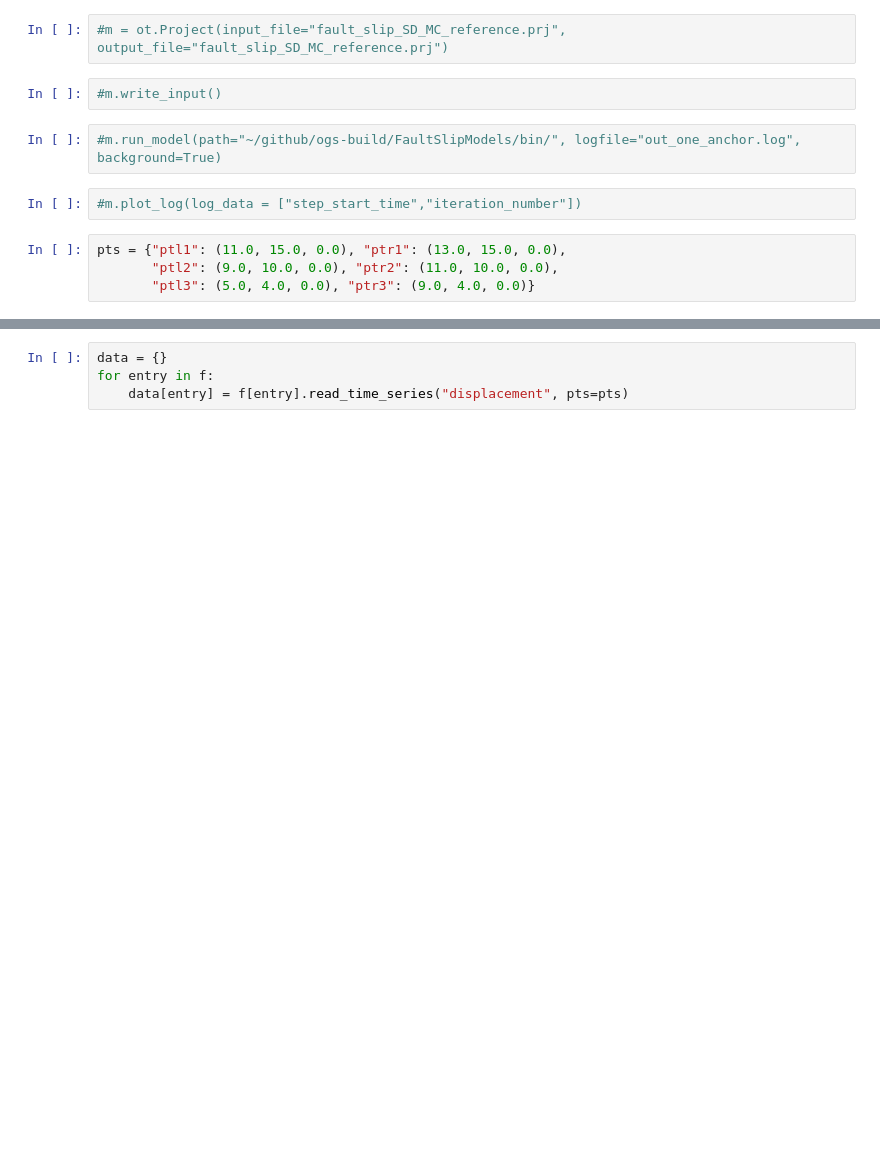
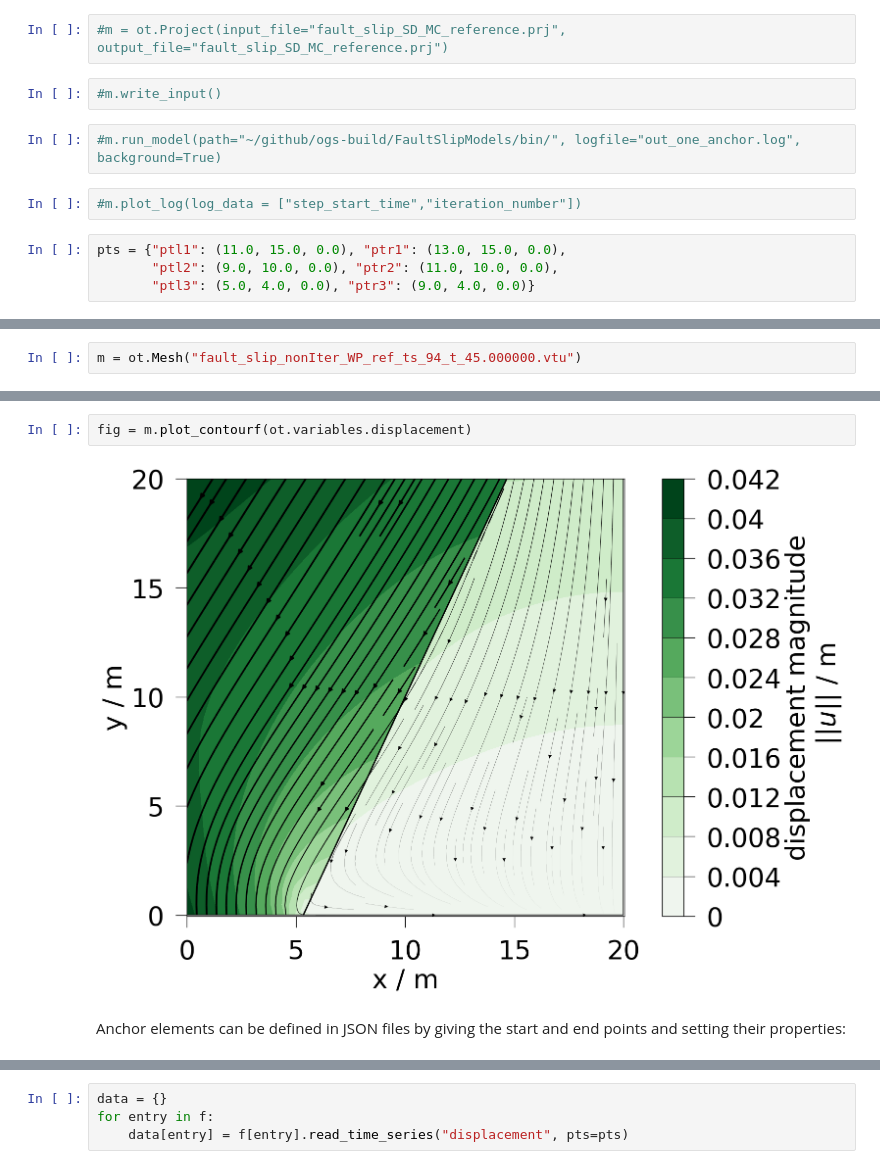
Before and after one commit to joergbuchwald/slope_stability_anchors, a Jupyter notebook: fault_slip.ipynb, the cells around one changed output, grey strips where cells are left out. Saved outputs shown, nothing was run; the diff lists cells and outputs as text; blank space fills up the shorter version.

```diff
--- a/fault_slip.ipynb
+++ b/fault_slip.ipynb
@@ -20,3 +20,5 @@ files = ["fault_slip_ref.pvd", "fault_slip_WP_ref.pvd", "fault_slip_nonIter_WP_r
 f = {}
 for file in files:
     f[file.replace("fault_slip_","").replace(".pvd","")] = vtuIO.PVDIO(file, dim=2)
+# %%
+m = ot.Mesh("fault_slip_nonIter_WP_ref_ts_94_t_45.000000.vtu")
@@ -22,0 +31,6 @@ for file in files:
+# %%
+fig = m.plot_contourf(ot.variables.displacement)
+# %% [output]
+[figure, added]
+# %% [markdown]
+Anchor elements can be defined in JSON files by giving the start and end points and setting their properties:
```
Also changed, not shown: parts of 11 cells of this notebook, 7 other files.
